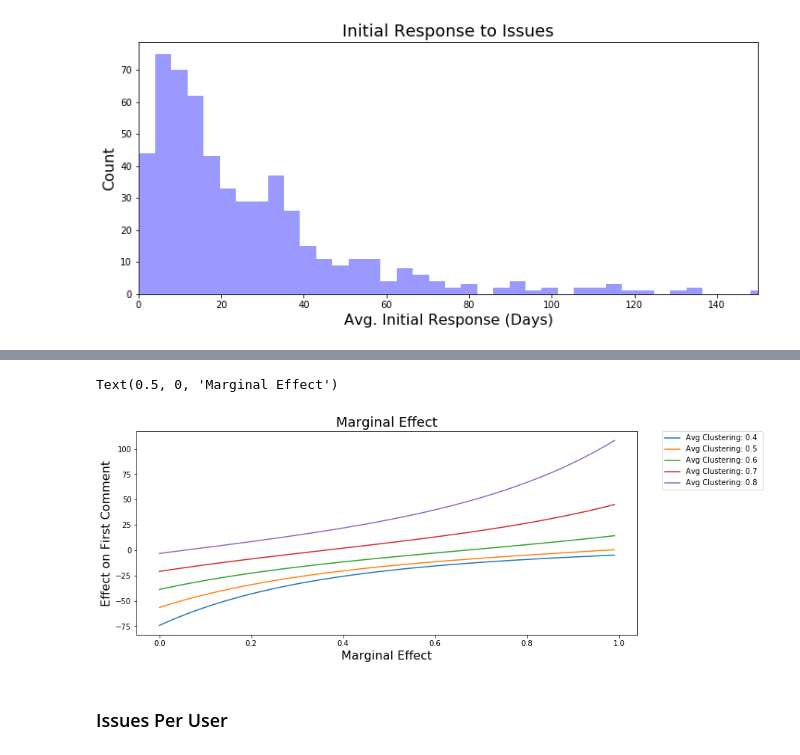
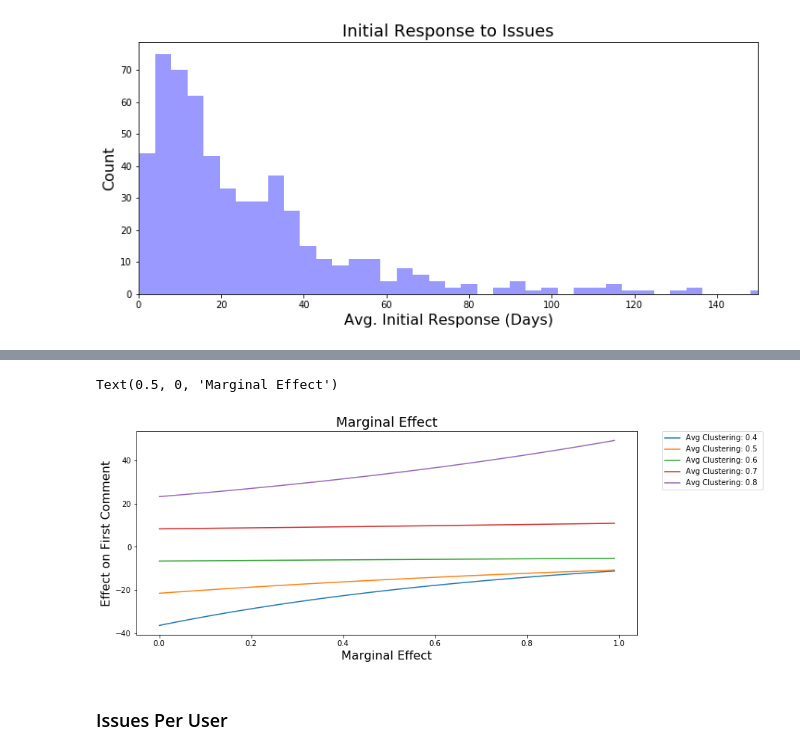
Before and after one commit to MthwRobinson/dissertation-research, a Jupyter notebook: research-notebooks/2-journal-article.ipynb, the cells around one changed output, grey strips where cells are left out. Saved outputs shown, nothing was run; the diff lists cells and outputs as text; code cells hidden in the pictures.

```diff
--- a/research-notebooks/2-journal-article.ipynb
+++ b/research-notebooks/2-journal-article.ipynb
@@ -1226,10 +822,16 @@ plt.xlim([0, 150])
 (0, 150)
 [figure]
 # %%
-y, X = dmatrices('avg_first_comment ~ ' + base_features,
+formula = """
+avg_first_comment ~ crowd_pct + avg_clustering +
+    avg_min_path + gini_coefficient + avg_clusteringXcrowd_pct +
+    + project_age
+"""
+y, X = dmatrices(formula,
                  data=all_data, return_type='dataframe')
-mod = sm.OLS(y, X)
+mod = sm.GLM(y, X, family=sm.families.Gamma(link=sm.families.links.log))
 res = mod.fit()
-yhat = res.predict(X)
+print(1 - (res.deviance/res.null_deviance))
+print(len(res.params))
 print(res.summary())
 # %% [output]
@@ -1320,2 +855,0 @@ strong multicollinearity or other numerical problems.
-# %%
-all_data['p_avg_first_comment'] = res.predict(X)
@@ -1387,15 +872,11 @@ effects_data['avg_clusteringXcrowd_pct'] = crowd_pct*avg_clustering
 
 
 effects_data['crowd_pct'] = crowd_pct
-effects_data['crowd_pct_2'] = crowd_pct**2
-
 
 effects_data['predictions'] = res.predict(effects_data)
-effects_data['crowd_pct_2_effect'] = effects_data['predictions'] * res.params['crowd_pct_2']
 effects_data['crowd_pct_param'] = (res.params['crowd_pct']
                                     + avg_clustering * res.params['avg_clusteringXcrowd_pct'])
-effects_data['total_effect'] = effects_data['predictions'] * (2 * res.params['crowd_pct_2'] * crowd_pct
-                                                                + effects_data['crowd_pct_param'])
+effects_data['total_effect'] = effects_data['predictions'] * effects_data['crowd_pct_param']
 
 
 avg_effect = effects_data['total_effect'].mean()
@@ -1416,15 +897,11 @@ for i in range(100):
 
 
     effects_data['crowd_pct'] = crowd_pct
-    effects_data['crowd_pct_2'] = crowd_pct**2
-
 
     effects_data['predictions'] = res.predict(effects_data)
-    effects_data['crowd_pct_2_effect'] = effects_data['predictions'] * res.params['crowd_pct_2']
     effects_data['crowd_pct_param'] = (res.params['crowd_pct']
                                         + avg_clustering * res.params['avg_clusteringXcrowd_pct'])
-    effects_data['total_effect'] = effects_data['predictions'] * (2 * res.params['crowd_pct_2'] * crowd_pct
-                                                                    + effects_data['crowd_pct_param'])
+    effects_data['total_effect'] = effects_data['predictions'] * effects_data['crowd_pct_param']
 
 
     avg_effect = effects_data['total_effect'].mean()
@@ -1448,38 +925,35 @@ plt.figure(figsize=(12, 5))
 for avg_clustering in [0.4, 0.5, 0.6, 0.7, 0.8]:
     marginal_effects = {'crowd_pct': [], 'effect': []}
     label = 'Avg Clustering: {} '.format(avg_clustering)
 
     for i in range(100):
         effects_data = X.copy(deep=True)
         crowd_pct = i/100
         effects_data['avg_clusteringXcrowd_pct'] = crowd_pct*avg_clustering
 
         effects_data['crowd_pct'] = crowd_pct
-        effects_data['crowd_pct_2'] = crowd_pct**2
 
 
         effects_data['predictions'] = res.predict(effects_data)
-        effects_data['crowd_pct_2_effect'] = effects_data['predictions'] * res.params['crowd_pct_2']
         effects_data['crowd_pct_param'] = (res.params['crowd_pct']
                                            + avg_clustering * res.params['avg_clusteringXcrowd_pct'])
-        effects_data['total_effect'] = effects_data['predictions'] * (2 * res.params['crowd_pct_2'] * crowd_pct
-                                                                      + effects_data['crowd_pct_param'])
+        effects_data['total_effect'] = effects_data['predictions'] * effects_data['crowd_pct_param']
 
 
         avg_effect = effects_data['total_effect'].mean()
         marginal_effects['crowd_pct'].append(crowd_pct)
         marginal_effects['effect'].append(avg_effect)
 
     marginal_effects = pd.DataFrame(marginal_effects)
     sns.lineplot(y=marginal_effects['effect'], x=marginal_effects['crowd_pct'], label=label)
 
 plt.legend(bbox_to_anchor=(1.05, 1), loc=2, borderaxespad=0.)
 plt.title('Marginal Effect', fontsize=18)
 plt.ylabel('Effect on First Comment', fontsize=16)
 plt.xlabel('Marginal Effect', fontsize=16)
 # %% [output]
 Text(0.5, 0, 'Marginal Effect')
-[figure, old version]
+[figure, new version]
 # %% [markdown]
 ### Issues Per User
 # %%
```
Also changed, not shown: parts of 81 cells of this notebook, 3 other files.
